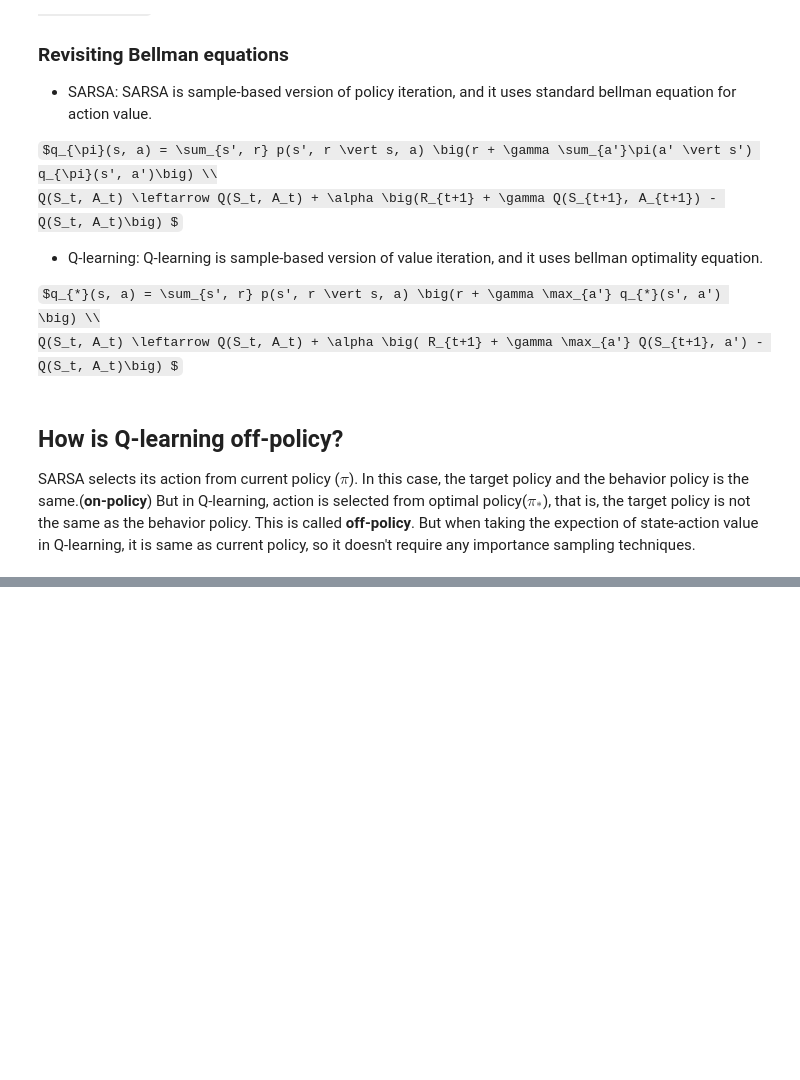
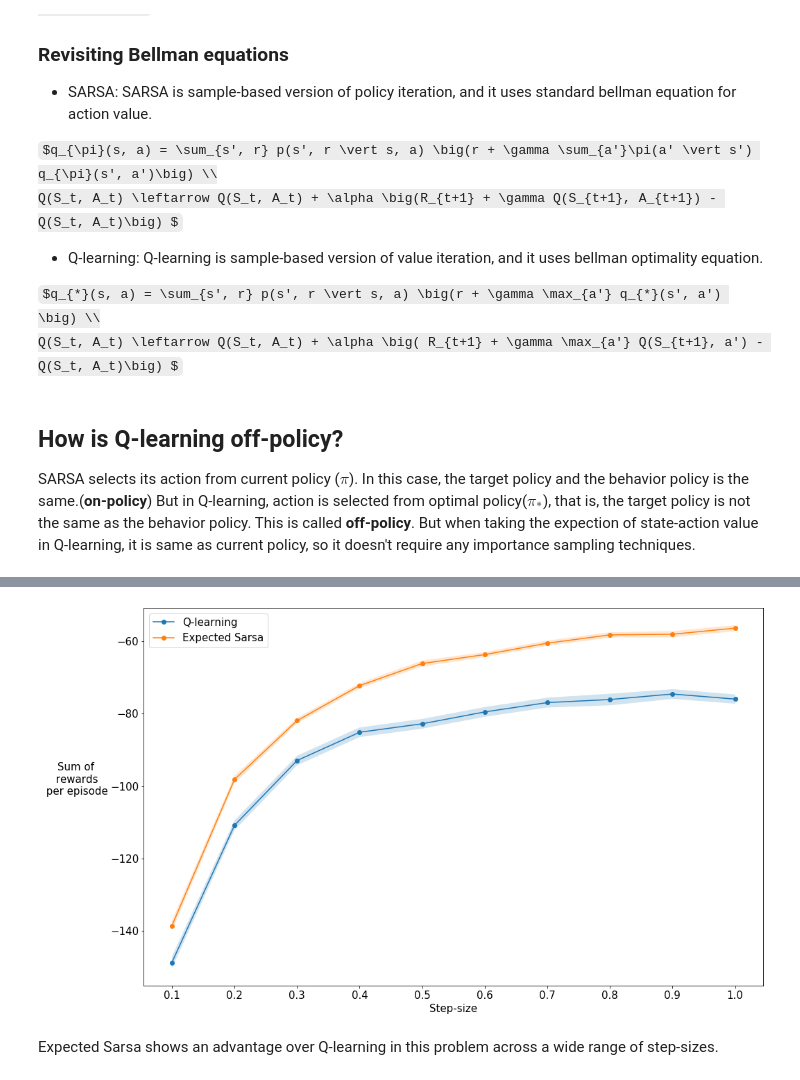
Before and after one commit to anilkunwar/coursera, a Jupyter notebook: UoA_Sample_based_Learning_Methods/temporal-difference-learning-methods-for-control.ipynb, the cells around one changed output, grey strips where cells are left out. Saved outputs shown, nothing was run; the diff lists cells and outputs as text; code cells hidden in the pictures; some formulas as TeX source; blank space fills up the shorter version.

```diff
--- a/UoA_Sample_based_Learning_Methods/temporal-difference-learning-methods-for-control.ipynb
+++ b/UoA_Sample_based_Learning_Methods/temporal-difference-learning-methods-for-control.ipynb
@@ -65,0 +437,48 @@ SARSA selects its action from current policy ($\pi$). In this case, the target p
+# %%
+from itertools import product
+
+agents = {
+    "Q-learning": QLearningAgent,
+    "Expected Sarsa": ExpectedSarsaAgent
+}
+env = cliffworld_env.Environment
+all_reward_sums = {}
+step_sizes = np.linspace(0.1,1.0,10)
+agent_info = {"num_actions": 4, "num_states": 48, "epsilon": 0.1, "discount": 1.0}
+env_info = {}
+num_runs = 30
+num_episodes = 100
+all_reward_sums = {}
+
+algorithms = ["Q-learning", "Expected Sarsa"]
+cross_product = list(product(algorithms, step_sizes, range(num_runs)))
+for algorithm, step_size, run in tqdm(cross_product):
+    if (algorithm, step_size) not in all_reward_sums:
+        all_reward_sums[(algorithm, step_size)] = []
+
+    agent_info["step_size"] = step_size
+    agent_info["seed"] = run
+    rl_glue = RLGlue(env, agents[algorithm])
+    rl_glue.rl_init(agent_info, env_info)
+
+    last_episode_total_reward = 0
+    for episode in range(num_episodes):
+        rl_glue.rl_episode(0)
+    all_reward_sums[(algorithm, step_size)].append(rl_glue.rl_return()/num_episodes)
+
+
+for algorithm in ["Q-learning", "Expected Sarsa"]:
+    algorithm_means = np.array([np.mean(all_reward_sums[(algorithm, step_size)]) for step_size in step_sizes])
+    algorithm_stds = np.array([sem(all_reward_sums[(algorithm, step_size)]) for step_size in step_sizes])
+    plt.plot(step_sizes, algorithm_means, marker='o', linestyle='solid', label=algorithm)
+    plt.fill_between(step_sizes, algorithm_means + algorithm_stds, algorithm_means - algorithm_stds, alpha=0.2)
+
+plt.legend()
+plt.xlabel("Step-size")
+plt.ylabel("Sum of\n rewards\n per episode",rotation=0, labelpad=50)
+plt.xticks(step_sizes)
+plt.show()
+# %% [output]
+[figure, added]
+# %% [markdown]
+Expected Sarsa shows an advantage over Q-learning in this problem across a wide range of step-sizes.
```
Also changed, not shown: parts of 13 cells of this notebook, 5 other files.
